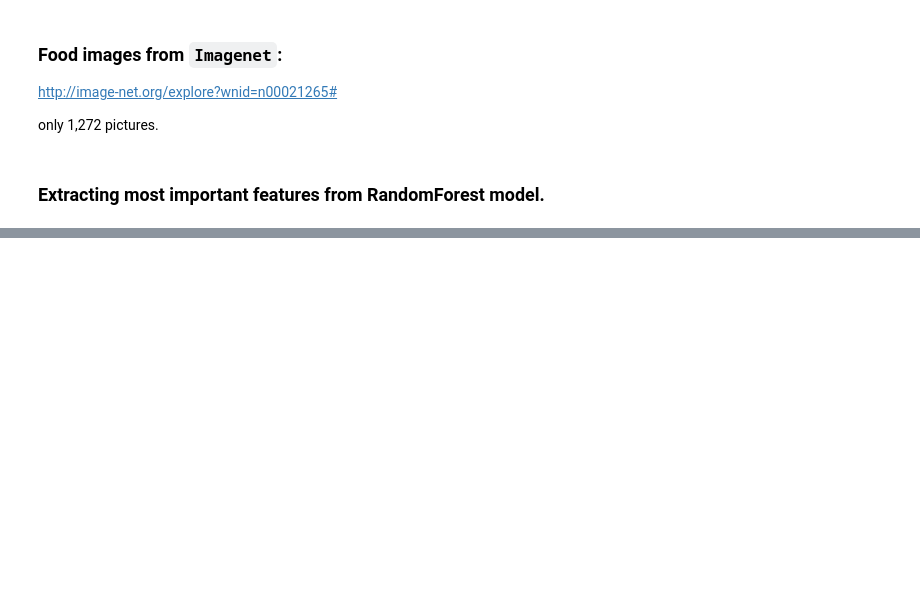
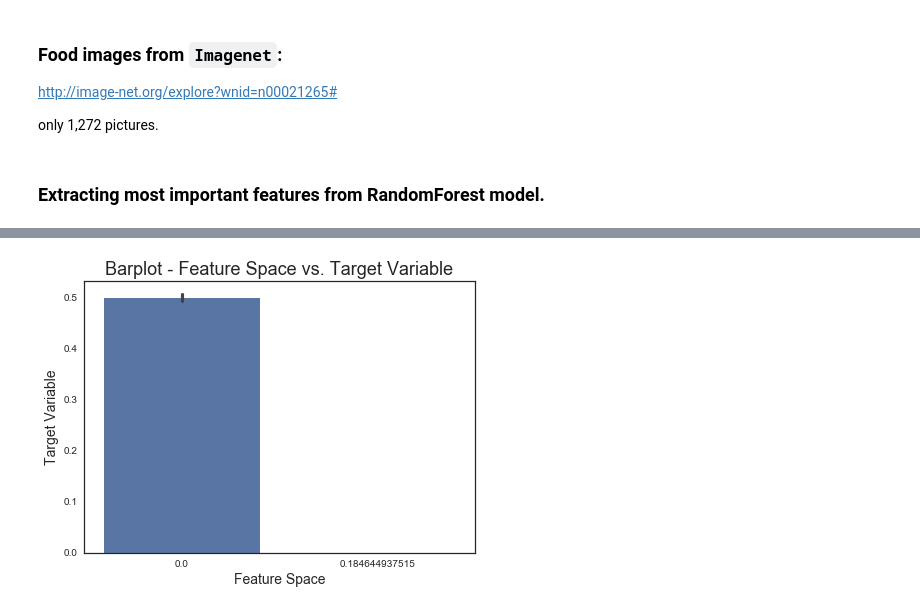
Before and after one commit to carlespoles/DSCI6051-student, a Jupyter notebook: transfer-learning-InceptionV3-models-2.ipynb, the cells around one changed output, grey strips where cells are left out. Drawn from its saved outputs; the diff is of its cells as text; code cells hidden in the pictures; blank space fills up the shorter version.

```diff
--- a/transfer-learning-InceptionV3-models-2.ipynb
+++ b/transfer-learning-InceptionV3-models-2.ipynb
@@ -145,0 +177,8 @@ plt.title("Random Forest Classifier - Feature Importance", fontsize=18);
+# %%
+plt.figure(figsize=(7, 5))
+sns.barplot(x=features_labels_df.iloc[:,0], y=features_labels_df.iloc[:,-1])
+plt.title('Barplot - Feature Space vs. Target Variable', fontsize=18)
+plt.ylabel('Target Variable', fontsize=14)
+plt.xlabel('Feature Space', fontsize=14);
+# %% [output]
+[figure, added]
```
Also changed, not shown: parts of 20 cells of this notebook, 1 other file.
